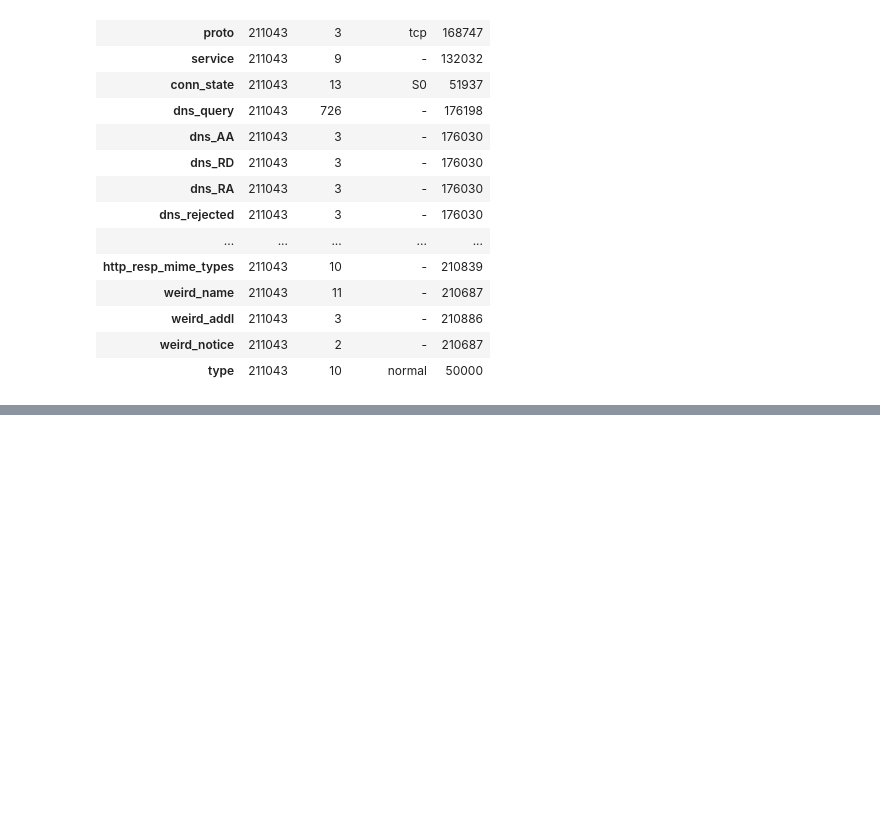
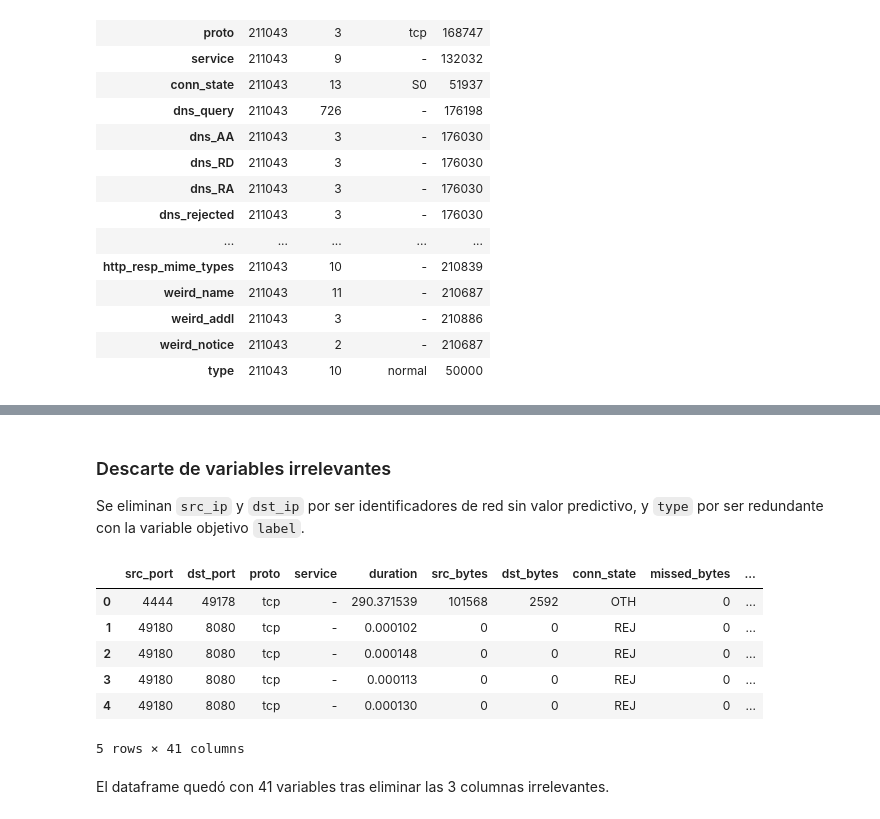
Before and after one commit to SantiagoVieira/Proyecto_analisis, a Jupyter notebook: Notebooks/Entrega_2.ipynb, the cells around one changed output, grey strips where cells are left out. Saved outputs shown, nothing was run; the diff lists cells and outputs as text; code cells hidden in the pictures; blank space fills up the shorter version.

```diff
--- a/Notebooks/Entrega_2.ipynb
+++ b/Notebooks/Entrega_2.ipynb
@@ -38,0 +86,10 @@ memory usage: 70.8+ MB
+# %%
+df = df.astype({
+    'src_port'   : 'object',
+    'dst_port'   : 'object',
+    'dns_qclass' : 'object',
+    'dns_qtype'  : 'object',
+    'dns_rcode'  : 'object',
+    'label'      : 'object'
+})
+df.info()
@@ -79,0 +180,4 @@ df.describe(include='object').T
+# %%
+print('Número de registros duplicados: ', df.duplicated().sum())
+df = df.drop_duplicates()
+print('Registros después de eliminar duplicados: ', df.shape[0])
@@ -79,0 +239,18 @@ df.describe(include='object').T
+# %% [markdown]
+### Descarte de variables irrelevantes
+
+Se eliminan `src_ip` y `dst_ip` por ser identificadores de red sin valor
+predictivo, y `type` por ser redundante con la variable objetivo `label`.
+# %%
+df = df.drop(columns=['src_ip', 'dst_ip', 'type'])
+df.head()
+# %% [output]
+|  | src_port | dst_port | proto | service | duration | src_bytes | dst_bytes | conn_state | missed_bytes | ... |
+| 0 | 4444 | 49178 | tcp | - | 290.371539 | 101568 | 2592 | OTH | 0 | ... |
+| 1 | 49180 | 8080 | tcp | - | 0.000102 | 0 | 0 | REJ | 0 | ... |
+| 2 | 49180 | 8080 | tcp | - | 0.000148 | 0 | 0 | REJ | 0 | ... |
+| 3 | 49180 | 8080 | tcp | - | 0.000113 | 0 | 0 | REJ | 0 | ... |
+| 4 | 49180 | 8080 | tcp | - | 0.000130 | 0 | 0 | REJ | 0 | ... |
+5 rows × 41 columns
+# %% [markdown]
+El dataframe quedó con 41 variables tras eliminar las 3 columnas irrelevantes.
```
Also changed, not shown: parts of 16 cells of this notebook, 7 other files.
